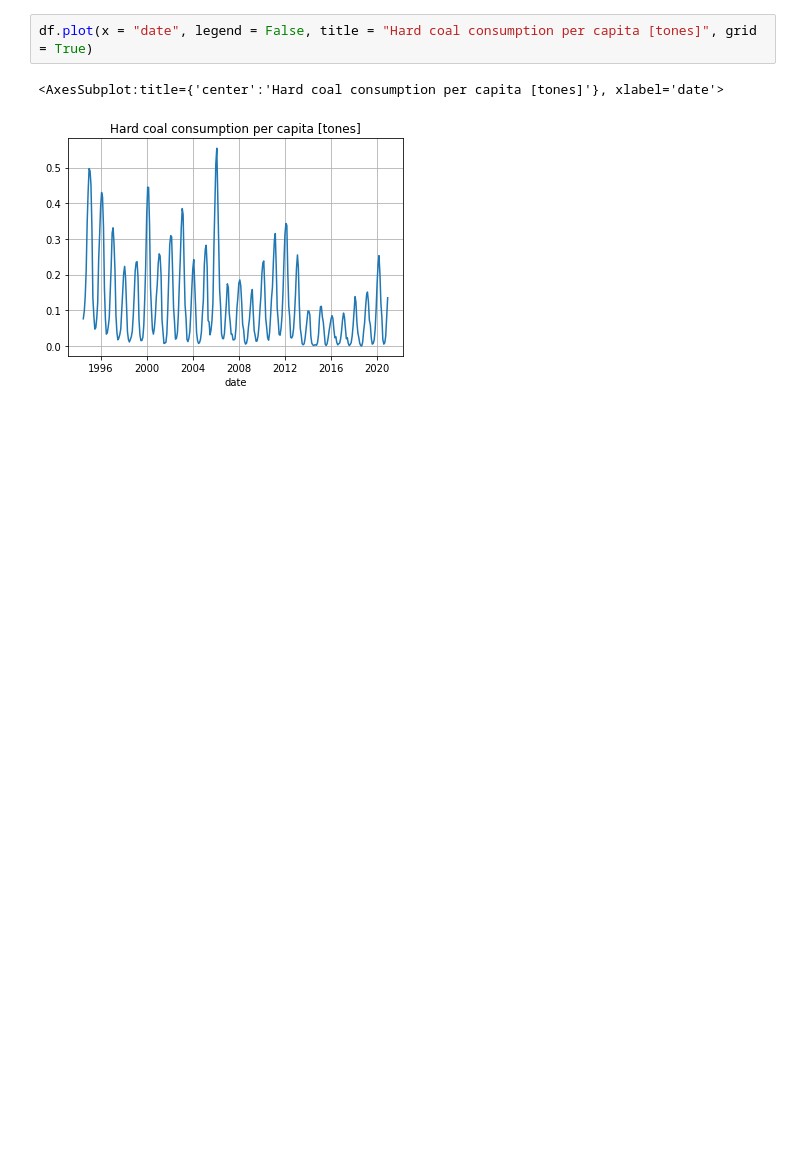
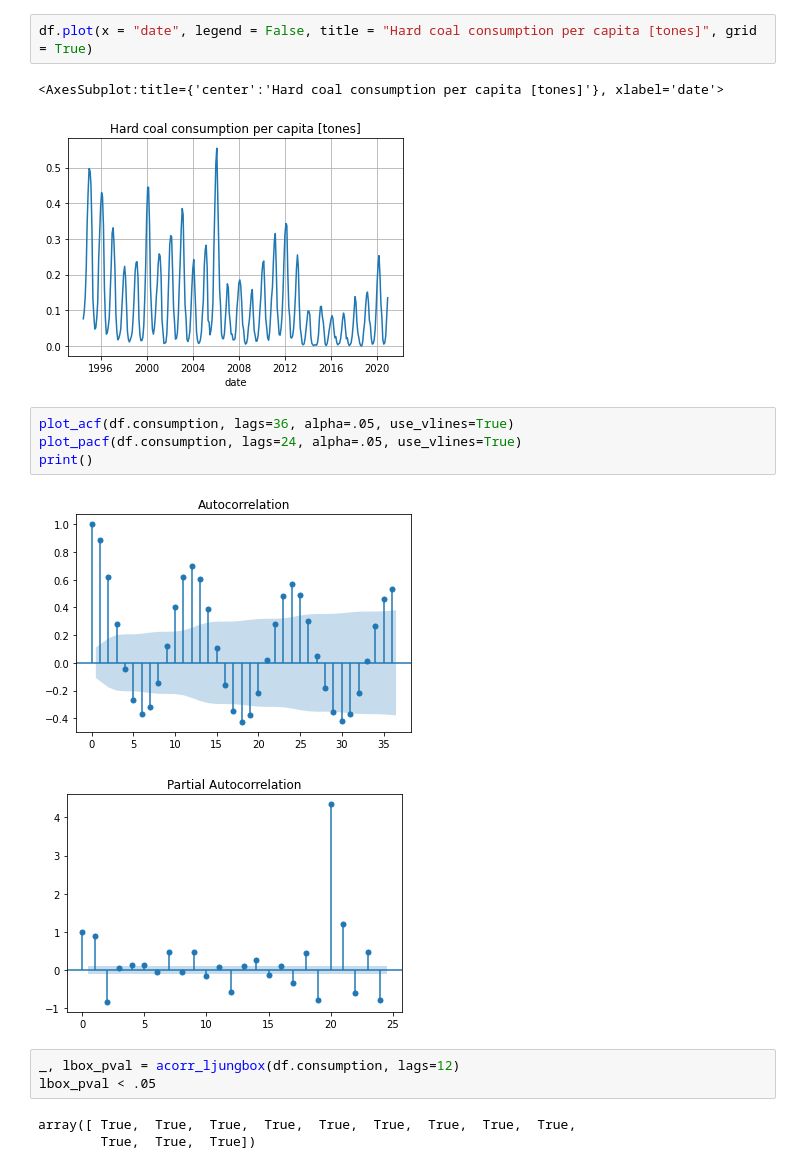
Before and after one commit to jcierocki/INGModellingContest, a Jupyter notebook: notebooks/task1.ipynb, the cells around one changed output. Drawn from its saved outputs; the diff is of its cells as text; blank space fills up the shorter version.

```diff
--- a/notebooks/task1.ipynb
+++ b/notebooks/task1.ipynb
@@ -26,3 +35,16 @@ df.plot(x = "date", legend = False, title = "Hard coal consumption per capita [t
 # %% [output]
 <AxesSubplot:title={'center':'Hard coal consumption per capita [tones]'}, xlabel='date'>
 [figure]
+# %%
+plot_acf(df.consumption, lags=36, alpha=.05, use_vlines=True)
+plot_pacf(df.consumption, lags=24, alpha=.05, use_vlines=True)
+print()
+# %% [output]
+[figure, added]
+[figure, added]
+# %%
+_, lbox_pval = acorr_ljungbox(df.consumption, lags=12)
+lbox_pval < .05
+# %% [output]
+array([ True,  True,  True,  True,  True,  True,  True,  True,  True,
+        True,  True,  True])
```
Also changed, not shown: parts of 12 cells of this notebook.
